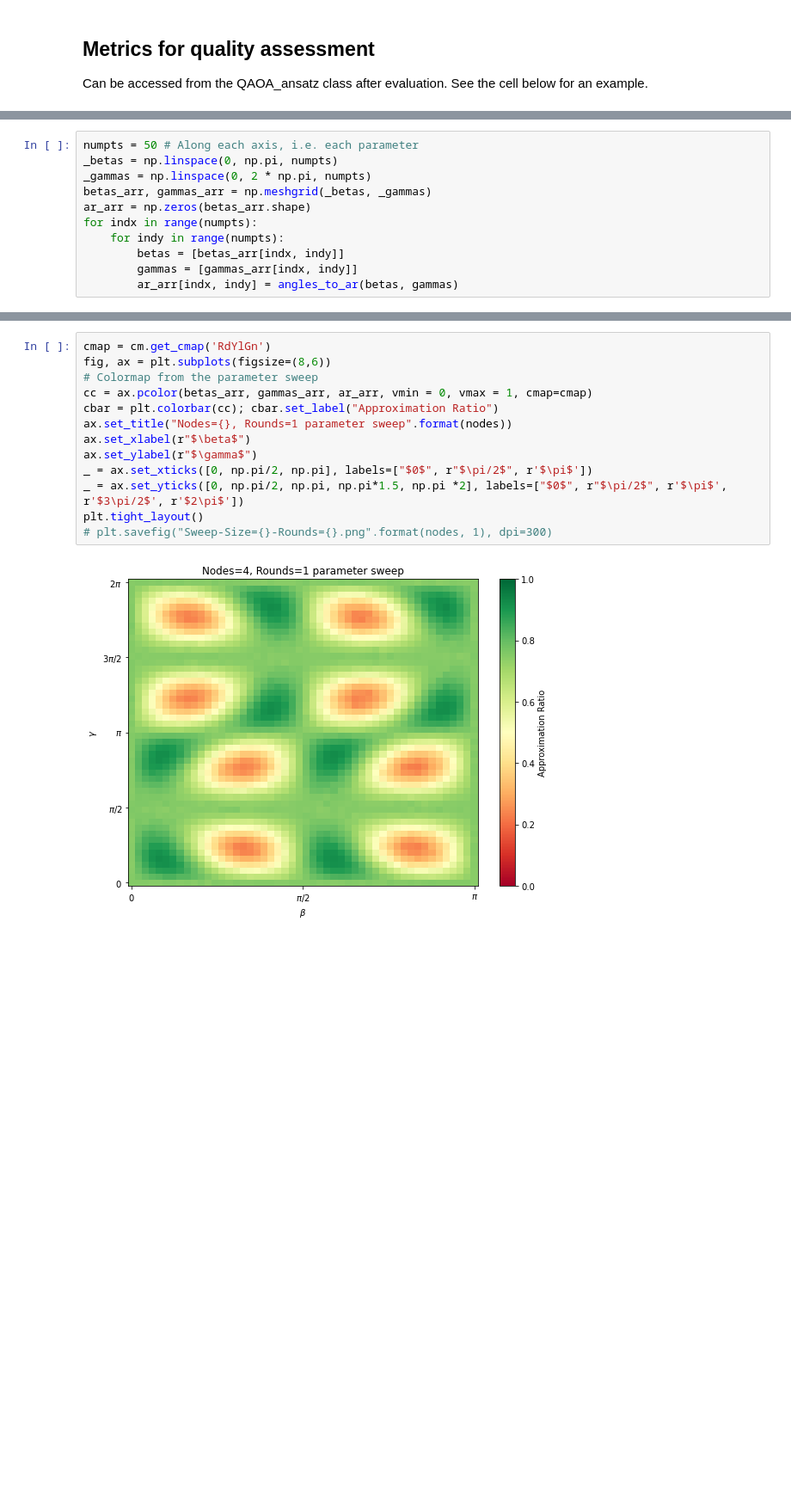
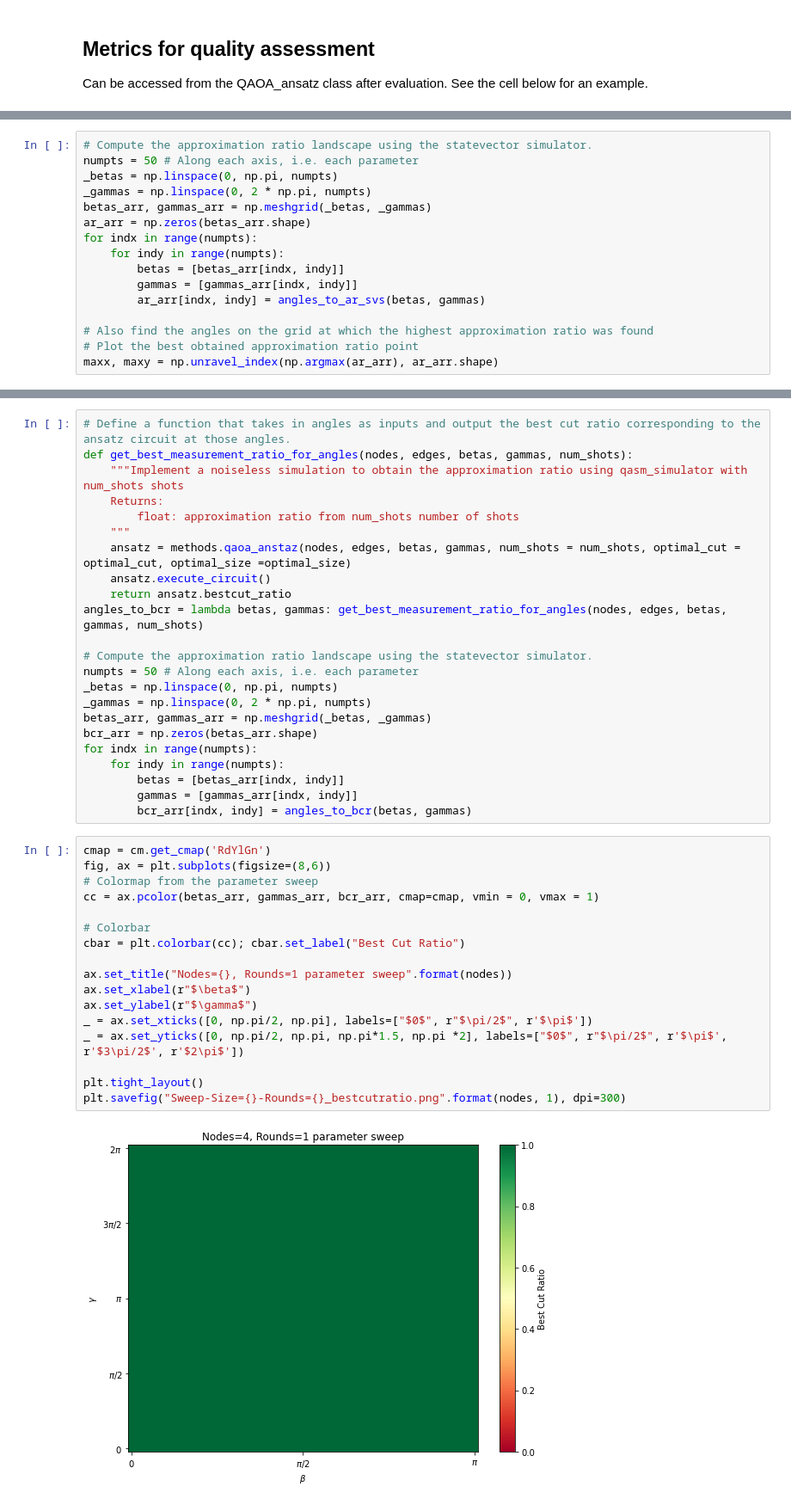
Before and after one commit to PratikSathe/QAOA_approxratio_landscape, a Jupyter notebook: demo.ipynb, the cells around one changed output, grey strips where cells are left out. Shown at 86% size. Cells and saved outputs as stored; diff of their text form; blank space fills up the shorter version.

Commit message:
demo + readme + SVS simulation

```diff
--- a/demo.ipynb
+++ b/demo.ipynb
@@ -100,4 +133,5 @@ angles_to_ar = lambda betas, gammas: get_approx_ratio_for_angles(nodes, edges, b
 # %%
+# Compute the approximation ratio landscape using the statevector simulator.
 numpts = 50 # Along each axis, i.e. each parameter
 _betas = np.linspace(0, np.pi, numpts)
 _gammas = np.linspace(0, 2 * np.pi, numpts)
@@ -107,4 +141,8 @@ for indx in range(numpts):
     for indy in range(numpts):
         betas = [betas_arr[indx, indy]]
         gammas = [gammas_arr[indx, indy]]
-        ar_arr[indx, indy] = angles_to_ar(betas, gammas)
+        ar_arr[indx, indy] = angles_to_ar_svs(betas, gammas)
+
+# Also find the angles on the grid at which the highest approximation ratio was found
+# Plot the best obtained approximation ratio point
+maxx, maxy = np.unravel_index(np.argmax(ar_arr), ar_arr.shape)
@@ -111,15 +181,42 @@ for indx in range(numpts):
+# %%
+# Define a function that takes in angles as inputs and output the best cut ratio corresponding to the ansatz circuit at those angles.
+def get_best_measurement_ratio_for_angles(nodes, edges, betas, gammas, num_shots):
+    """Implement a noiseless simulation to obtain the approximation ratio using qasm_simulator with num_shots shots
+    Returns:
+        float: approximation ratio from num_shots number of shots
+    """
+    ansatz = methods.qaoa_anstaz(nodes, edges, betas, gammas, num_shots = num_shots, optimal_cut = optimal_cut, optimal_size =optimal_size)
+    ansatz.execute_circuit()
+    return ansatz.bestcut_ratio
+angles_to_bcr = lambda betas, gammas: get_best_measurement_ratio_for_angles(nodes, edges, betas, gammas, num_shots)
+
+# Compute the approximation ratio landscape using the statevector simulator.
+numpts = 50 # Along each axis, i.e. each parameter
+_betas = np.linspace(0, np.pi, numpts)
+_gammas = np.linspace(0, 2 * np.pi, numpts)
+betas_arr, gammas_arr = np.meshgrid(_betas, _gammas)
+bcr_arr = np.zeros(betas_arr.shape)
+for indx in range(numpts):
+    for indy in range(numpts):
+        betas = [betas_arr[indx, indy]]
+        gammas = [gammas_arr[indx, indy]]
+        bcr_arr[indx, indy] = angles_to_bcr(betas, gammas)
 # %%
 cmap = cm.get_cmap('RdYlGn')
 fig, ax = plt.subplots(figsize=(8,6))
 # Colormap from the parameter sweep
-cc = ax.pcolor(betas_arr, gammas_arr, ar_arr, vmin = 0, vmax = 1, cmap=cmap)
-cbar = plt.colorbar(cc); cbar.set_label("Approximation Ratio")
+cc = ax.pcolor(betas_arr, gammas_arr, bcr_arr, cmap=cmap, vmin = 0, vmax = 1)
+
+# Colorbar
+cbar = plt.colorbar(cc); cbar.set_label("Best Cut Ratio")
+
 ax.set_title("Nodes={}, Rounds=1 parameter sweep".format(nodes))
 ax.set_xlabel(r"$\beta$")
 ax.set_ylabel(r"$\gamma$")
 _ = ax.set_xticks([0, np.pi/2, np.pi], labels=["$0$", r"$\pi/2$", r'$\pi$'])
 _ = ax.set_yticks([0, np.pi/2, np.pi, np.pi*1.5, np.pi *2], labels=["$0$", r"$\pi/2$", r'$\pi$', r'$3\pi/2$', r'$2\pi$'])
+
 plt.tight_layout()
-# plt.savefig("Sweep-Size={}-Rounds={}.png".format(nodes, 1), dpi=300)
+plt.savefig("Sweep-Size={}-Rounds={}_bestcutratio.png".format(nodes, 1), dpi=300)
 # %% [output]
-[figure, old version]
+[figure, new version]
```
Also changed, not shown: parts of 15 cells of this notebook, 7 other files.
